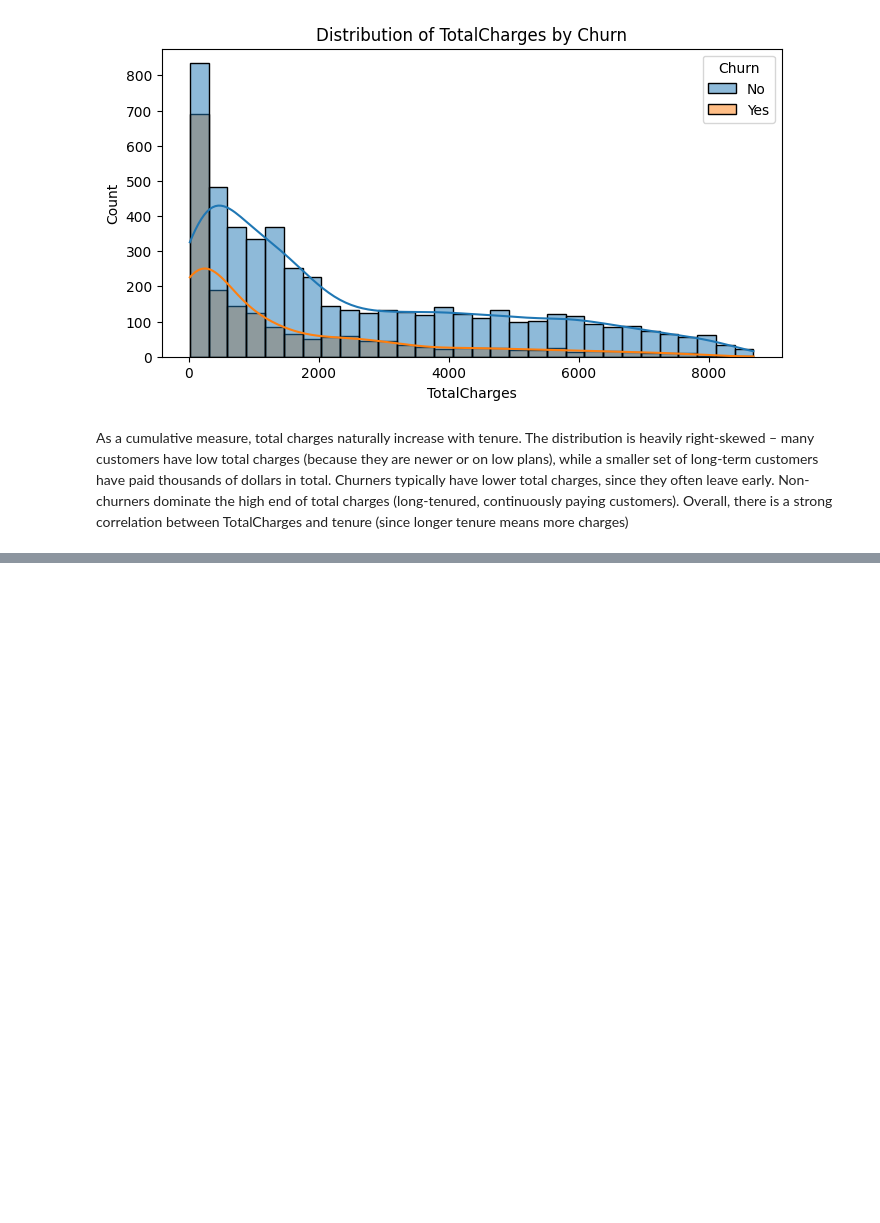
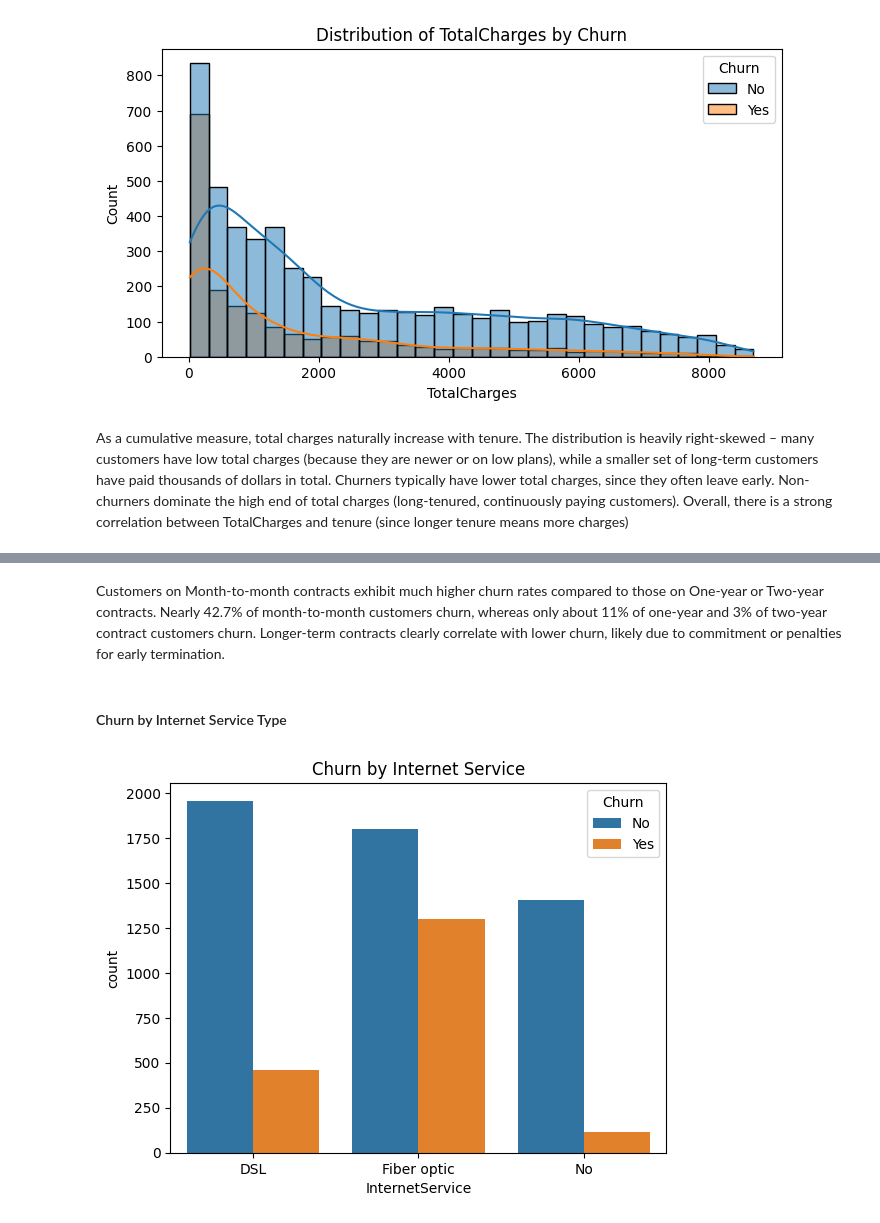
Before and after one commit to sMathujan/Telecom-Customer-Churn-Prediction, a Jupyter notebook: notebooks/EDA.ipynb, the cells around one changed output, grey strips where cells are left out. Drawn from its saved outputs; the diff is of its cells as text; code cells hidden in the pictures; blank space fills up the shorter version.

```diff
--- a/notebooks/EDA.ipynb
+++ b/notebooks/EDA.ipynb
@@ -231,0 +241,11 @@ As a cumulative measure, total charges naturally increase with tenure. The distr
+# %% [markdown]
+Customers on Month-to-month contracts exhibit much higher churn rates compared to those on One-year or Two-year contracts. Nearly 42.7% of month-to-month customers churn, whereas only about 11% of one-year and 3% of two-year contract customers churn. Longer-term contracts clearly correlate with lower churn, likely due to commitment or penalties for early termination.
+# %% [markdown]
+#### Churn by Internet Service Type
+# %%
+# Churn vs InternetService
+sns.countplot(data=df, x='InternetService', hue='Churn')
+plt.title('Churn by Internet Service')
+plt.show()
+# %% [output]
+[figure, added]
```
Also changed, not shown: parts of 9 cells of this notebook.
